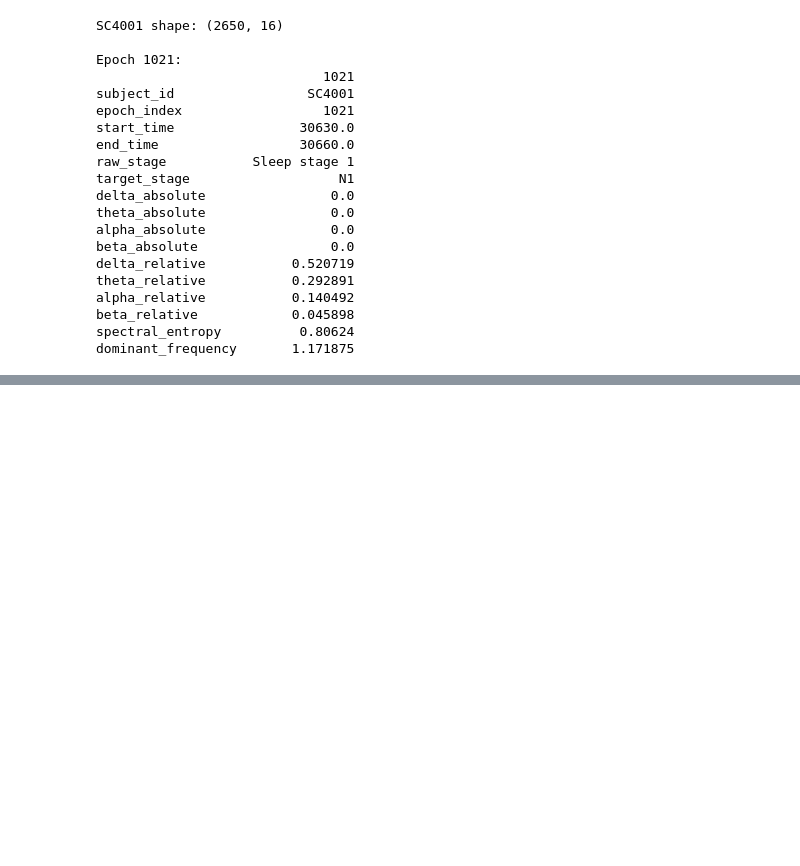
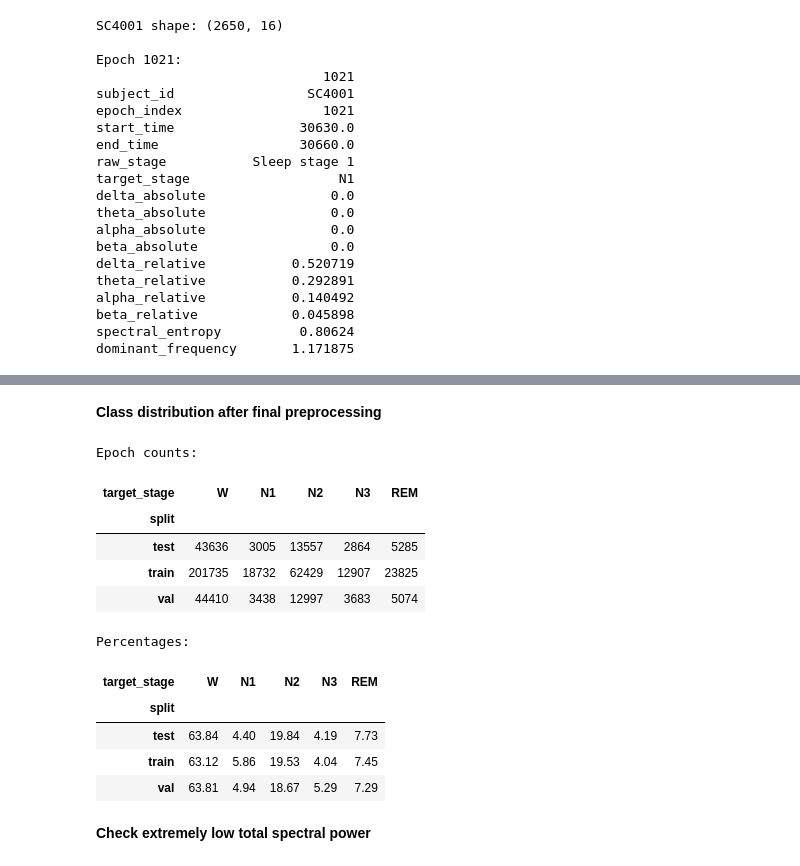
Before and after one commit to ThePral/Sleep-Stage-Prediction, a Jupyter notebook: notebooks/02_dataset_quality_check.ipynb, the cells around one changed output, grey strips where cells are left out. Saved outputs shown, nothing was run; the diff lists cells and outputs as text; code cells hidden in the pictures; blank space fills up the shorter version.

```diff
--- a/notebooks/02_dataset_quality_check.ipynb
+++ b/notebooks/02_dataset_quality_check.ipynb
@@ -1967,0 +2687,56 @@ dominant_frequency       1.171875
+# %% [markdown]
+**Class distribution after final preprocessing**
+# %%
+stage_order = [
+    "W",
+    "N1",
+    "N2",
+    "N3",
+    "REM",
+]
+
+split_stage_counts = (
+    df_with_split
+    .groupby(
+        ["split", "target_stage"]
+    )
+    .size()
+    .unstack(
+        fill_value=0
+    )
+    .reindex(
+        columns=stage_order,
+        fill_value=0,
+    )
+)
+
+split_stage_percentages = (
+    split_stage_counts.div(
+        split_stage_counts.sum(axis=1),
+        axis=0,
+    )
+    * 100
+)
+
+print("Epoch counts:")
+display(split_stage_counts)
+
+print("\nPercentages:")
+display(
+    split_stage_percentages.round(2)
+)
+# %% [output]
+Epoch counts:
+| target_stage | W | N1 | N2 | N3 | REM |
+| split |  |  |  |  |  |
+| test | 43636 | 3005 | 13557 | 2864 | 5285 |
+| train | 201735 | 18732 | 62429 | 12907 | 23825 |
+| val | 44410 | 3438 | 12997 | 3683 | 5074 |
+Percentages:
+| target_stage | W | N1 | N2 | N3 | REM |
+| split |  |  |  |  |  |
+| test | 63.84 | 4.40 | 19.84 | 4.19 | 7.73 |
+| train | 63.12 | 5.86 | 19.53 | 4.04 | 7.45 |
+| val | 63.81 | 4.94 | 18.67 | 5.29 | 7.29 |
+# %% [markdown]
+**Check extremely low total spectral power**
```
Also changed, not shown: parts of 48 cells of this notebook, 5 other files.
